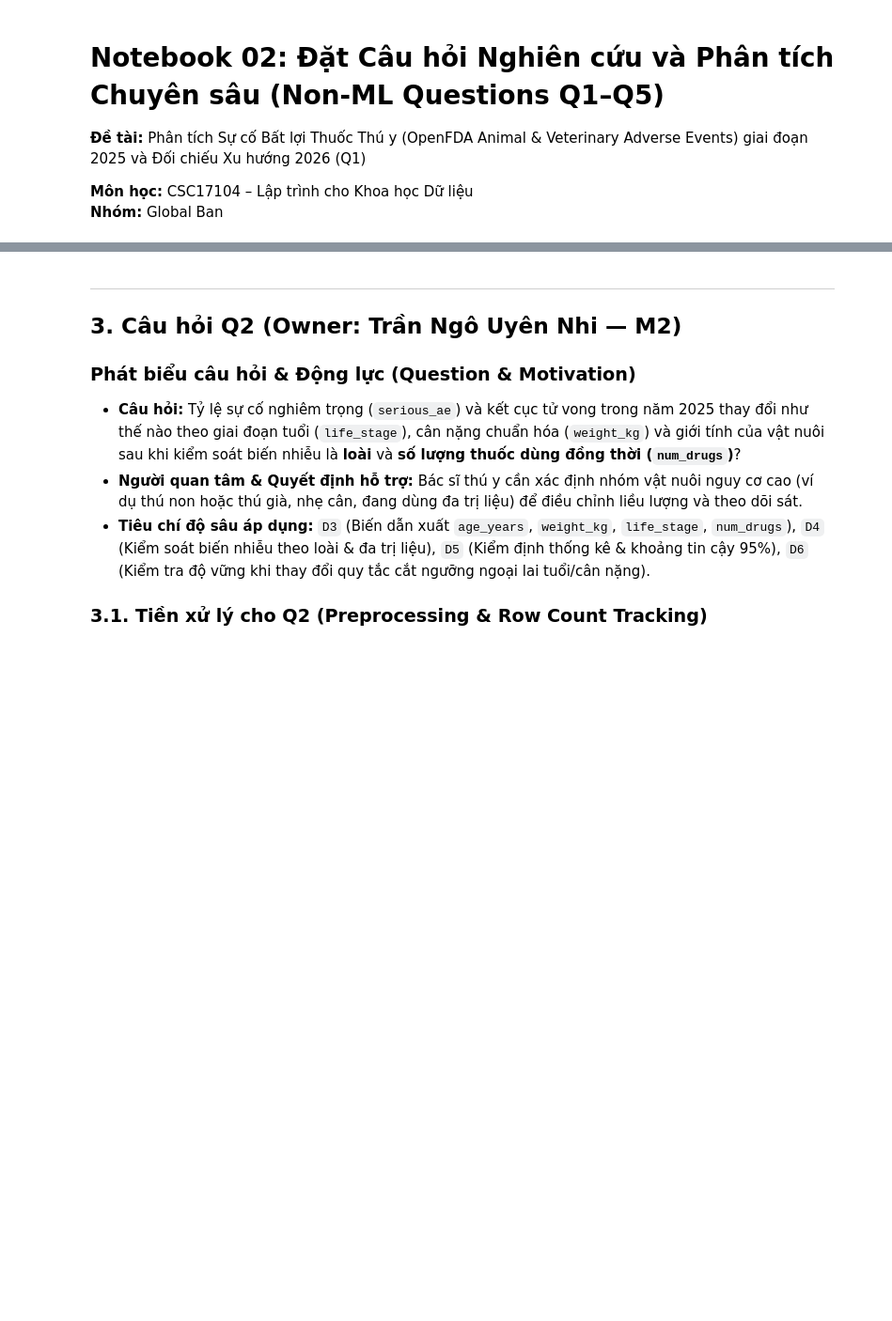
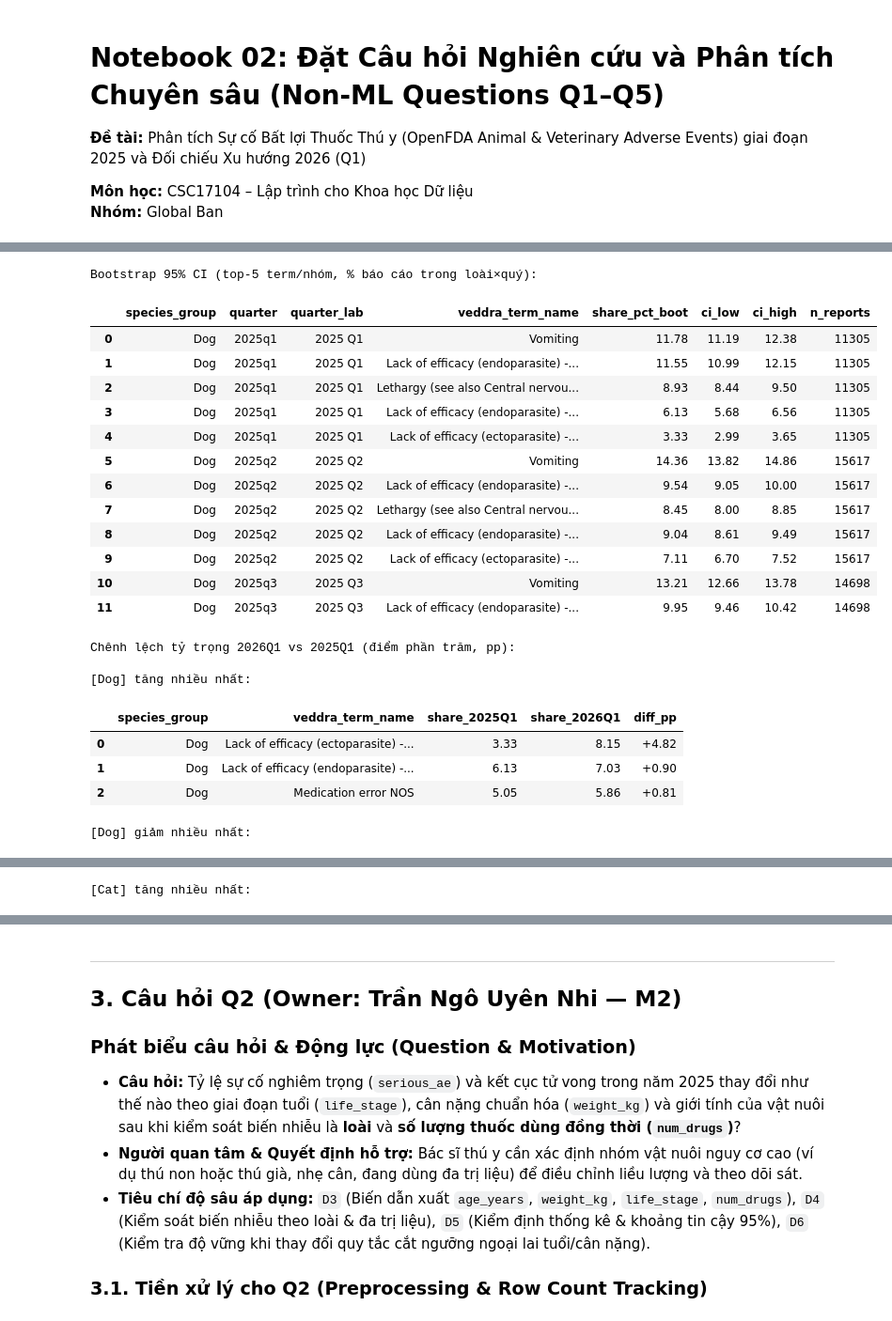
Before and after one commit to LeoTkiet/Prg4DS-G3, a Jupyter notebook: notebooks/02_analysis.ipynb, the cells around one changed output, grey strips where cells are left out. Shown at 94% size. Cells and saved outputs as stored; diff of their text form; code cells hidden in the pictures; blank space fills up the shorter version.

```diff
--- a/notebooks/02_analysis.ipynb
+++ b/notebooks/02_analysis.ipynb
@@ -48,0 +250,79 @@ Theo yêu cầu của môn học, nhóm 3 thành viên xây dựng **$2 \times 3
+# %%
+# Q1.3 - D5: Bootstrap 95% CI cho tỷ trọng & YoY 2026Q1 vs 2025Q1
+rng = np.random.default_rng(42)
+
+def bootstrap_share_ci(df_group_quarter, term, n_boot=1000, alpha=0.05):
+    # resample theo report-id trong loài×quý
+    reports_ids = df_group_quarter["unique_aer_id_number"].unique()
+    n = len(reports_ids)
+    if n == 0:
+        return np.nan, np.nan, np.nan, 0
+    has_term = set(df_group_quarter.loc[df_group_quarter["veddra_term_name"]==term, "unique_aer_id_number"].unique())
+    y = np.array([1 if rid in has_term else 0 for rid in reports_ids], dtype=int)
+    point = y.mean()*100
+    boots = np.empty(n_boot)
+    for i in range(n_boot):
+        samp = rng.integers(0, n, size=n)
+        boots[i] = y[samp].mean()*100
+    lo, hi = np.percentile(boots, [100*alpha/2, 100*(1-alpha/2)])
+    return point, lo, hi, n
+
+ci_rows = []
+for g, terms in top_terms_by_group.items():
+    for q in quarter_order:
+        sub = q1[(q1["species_group"]==g) & (q1["quarter"].astype(str)==q)]
+        for t in terms[:5]:  # CI cho top-5/nhóm
+            p, lo, hi, n = bootstrap_share_ci(sub, t, n_boot=1000)
+            ci_rows.append({"species_group": g, "quarter": q, "quarter_lab": quarter_label[q],
+                            "veddra_term_name": t, "share_pct_boot": p, "ci_low": lo, "ci_high": hi, "n_reports": n})
+ci_df = pd.DataFrame(ci_rows)
+print("Bootstrap 95% CI (top-5 term/nhóm, % báo cáo trong loài×quý):")
+ci_show = ci_df.head(12).copy()
+ci_show["veddra_term_name"] = ci_show["veddra_term_name"].map(shorten_veddra_term)
+display(ci_show.style.format({"share_pct_boot": "{:.2f}", "ci_low": "{:.2f}", "ci_high": "{:.2f}"}).set_properties(subset=["veddra_term_name"], **{"white-space": "normal", "max-width": "420px"}))
+
+# So sánh cùng kỳ YoY: 2026Q1 vs 2025Q1
+yoy_rows = []
+for g, terms in top_terms_by_group.items():
+    for t in terms[:10]:
+        a = rates[(rates.species_group==g)&(rates.veddra_term_name==t)&(rates.quarter.astype(str)=="2025q1")]
+        b = rates[(rates.species_group==g)&(rates.veddra_term_name==t)&(rates.quarter.astype(str)=="2026q1")]
+        s25 = float(a["share_pct"].iloc[0]) if len(a) else 0.0
+        s26 = float(b["share_pct"].iloc[0]) if len(b) else 0.0
+        yoy_rows.append({"species_group": g, "veddra_term_name": t, "share_2025Q1": s25, "share_2026Q1": s26, "diff_pp": s26-s25})
+yoy_df = pd.DataFrame(yoy_rows).sort_values(["species_group","diff_pp"], ascending=[True,False])
+
+print("\nChênh lệch tỷ trọng 2026Q1 vs 2025Q1 (điểm phần trăm, pp):")
+for g in ["Dog","Cat","Other"]:
+    subg = yoy_df[yoy_df.species_group==g]
+    print(f"\n[{g}] tăng nhiều nhất:")
+    t_show = subg.head(3)[["species_group","veddra_term_name","share_2025Q1","share_2026Q1","diff_pp"]].copy()
+    t_show["veddra_term_name"] = t_show["veddra_term_name"].map(shorten_veddra_term)
+    display(t_show.reset_index(drop=True).style.format({"share_2025Q1":"{:.2f}","share_2026Q1":"{:.2f}","diff_pp":"{:+.2f}"}).set_properties(subset=["veddra_term_name"], **{"white-space": "normal", "max-width": "420px"}))
+    print(f"[{g}] giảm nhiều nhất:")
+    t_show = subg.tail(3)[["species_group","veddra_term_name","share_2025Q1","share_2026Q1","diff_pp"]].copy()
+    t_show["veddra_term_name"] = t_show["veddra_term_name"].map(shorten_veddra_term)
+    display(t_show.reset_index(drop=True).style.format({"share_2025Q1":"{:.2f}","share_2026Q1":"{:.2f}","diff_pp":"{:+.2f}"}).set_properties(subset=["veddra_term_name"], **{"white-space": "normal", "max-width": "420px"}))
+# %% [output]
+Bootstrap 95% CI (top-5 term/nhóm, % báo cáo trong loài×quý):
+|  | species_group | quarter | quarter_lab | veddra_term_name | share_pct_boot | ci_low | ci_high | n_reports |
+| 0 | Dog | 2025q1 | 2025 Q1 | Vomiting | 11.78 | 11.19 | 12.38 | 11305 |
+| 1 | Dog | 2025q1 | 2025 Q1 | Lack of efficacy (endoparasite) -... | 11.55 | 10.99 | 12.15 | 11305 |
+| 2 | Dog | 2025q1 | 2025 Q1 | Lethargy (see also Central nervou... | 8.93 | 8.44 | 9.50 | 11305 |
+| 3 | Dog | 2025q1 | 2025 Q1 | Lack of efficacy (endoparasite) -... | 6.13 | 5.68 | 6.56 | 11305 |
+| 4 | Dog | 2025q1 | 2025 Q1 | Lack of efficacy (ectoparasite) -... | 3.33 | 2.99 | 3.65 | 11305 |
+| 5 | Dog | 2025q2 | 2025 Q2 | Vomiting | 14.36 | 13.82 | 14.86 | 15617 |
+| 6 | Dog | 2025q2 | 2025 Q2 | Lack of efficacy (endoparasite) -... | 9.54 | 9.05 | 10.00 | 15617 |
+| 7 | Dog | 2025q2 | 2025 Q2 | Lethargy (see also Central nervou... | 8.45 | 8.00 | 8.85 | 15617 |
+| 8 | Dog | 2025q2 | 2025 Q2 | Lack of efficacy (endoparasite) -... | 9.04 | 8.61 | 9.49 | 15617 |
+| 9 | Dog | 2025q2 | 2025 Q2 | Lack of efficacy (ectoparasite) -... | 7.11 | 6.70 | 7.52 | 15617 |
+| 10 | Dog | 2025q3 | 2025 Q3 | Vomiting | 13.21 | 12.66 | 13.78 | 14698 |
+| 11 | Dog | 2025q3 | 2025 Q3 | Lack of efficacy (endoparasite) -... | 9.95 | 9.46 | 10.42 | 14698 |
+Chênh lệch tỷ trọng 2026Q1 vs 2025Q1 (điểm phần trăm, pp):
+
+[Dog] tăng nhiều nhất:
+|  | species_group | veddra_term_name | share_2025Q1 | share_2026Q1 | diff_pp |
+| 0 | Dog | Lack of efficacy (ectoparasite) -... | 3.33 | 8.15 | +4.82 |
+| 1 | Dog | Lack of efficacy (endoparasite) -... | 6.13 | 7.03 | +0.90 |
+| 2 | Dog | Medication error NOS | 5.05 | 5.86 | +0.81 |
+[Dog] giảm nhiều nhất:
@@ -48,0 +333 @@ Theo yêu cầu của môn học, nhóm 3 thành viên xây dựng **$2 \times 3
+[Cat] tăng nhiều nhất:
```
Also changed, not shown: parts of 10 cells of this notebook, 1 other file.
